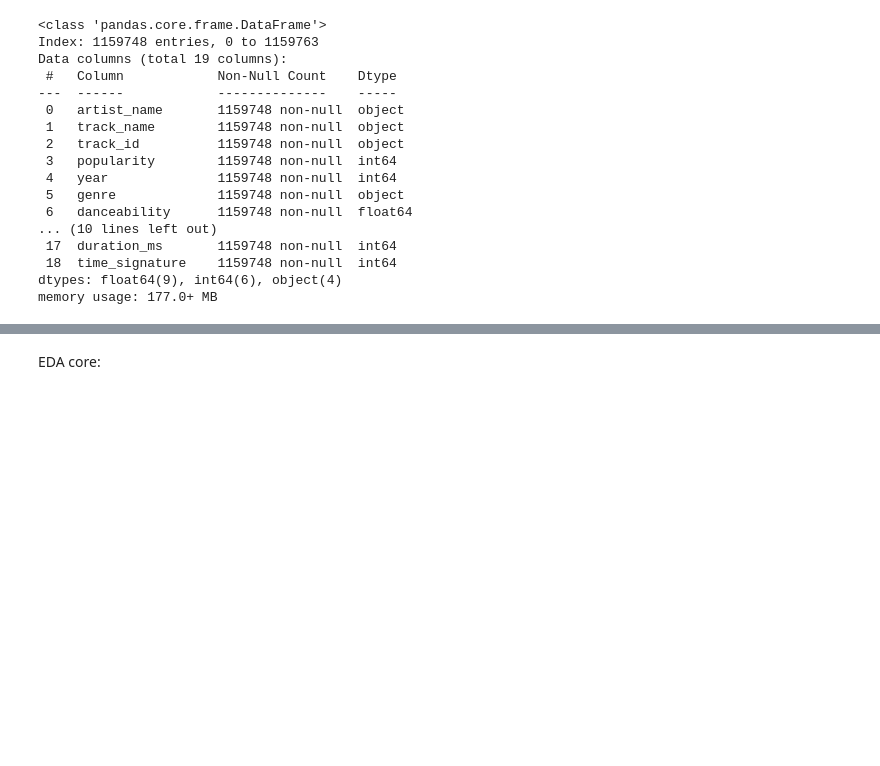
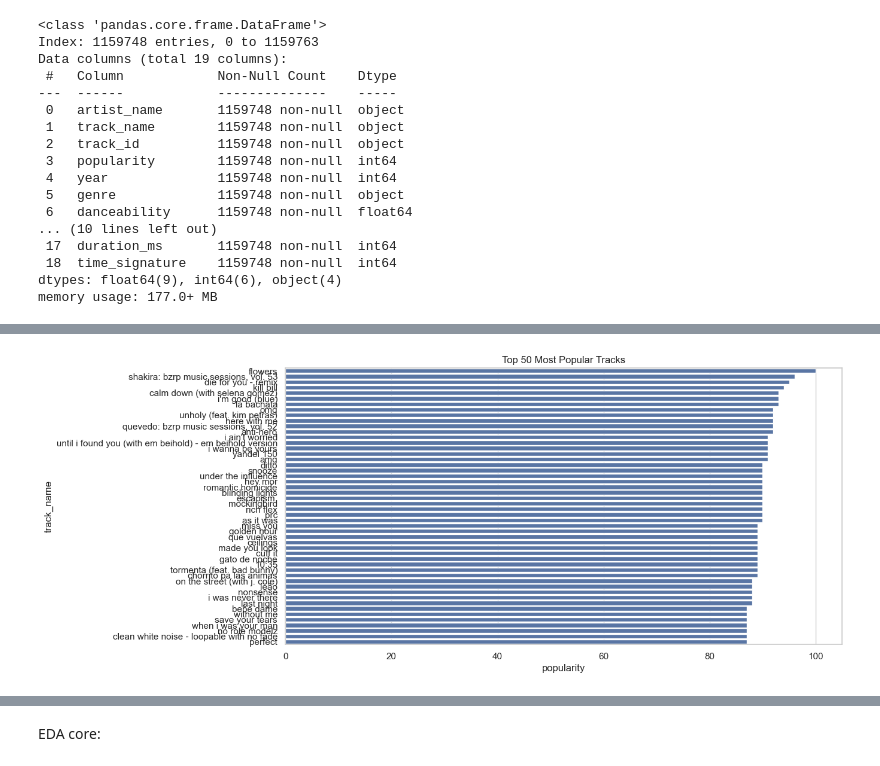
Before and after one commit to AdilkhanEEAIR/spotify_songs_research, a Jupyter notebook: notebooks/analysis.ipynb, the cells around one changed output, grey strips where cells are left out. Drawn from its saved outputs; the diff is of its cells as text; code cells hidden in the pictures; blank space fills up the shorter version.

Commit message:
ML part and some data analysis

```diff
--- a/notebooks/analysis.ipynb
+++ b/notebooks/analysis.ipynb
@@ -109,0 +112,3 @@ memory usage: 177.0+ MB
+# %%
+top50 = df.sort_values(by='popularity', ascending=False).head(50)
+top50[['artist_name', 'track_name', 'popularity']].head()
@@ -109,0 +122,11 @@ memory usage: 177.0+ MB
+# %%
+plt.figure(figsize=(12,6))
+sns.barplot(
+    data=top50,
+    x='popularity',
+    y='track_name'
+)
+plt.title("Top 50 Most Popular Tracks")
+plt.show()
+# %% [output]
+[figure, added]
```
Also changed, not shown: parts of 51 cells of this notebook.
